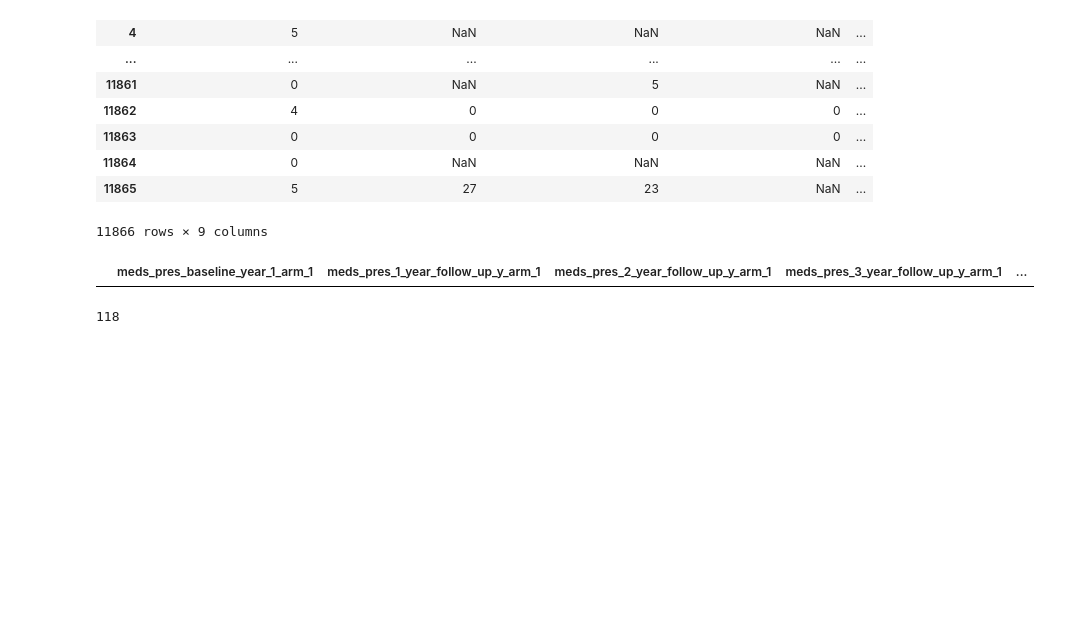
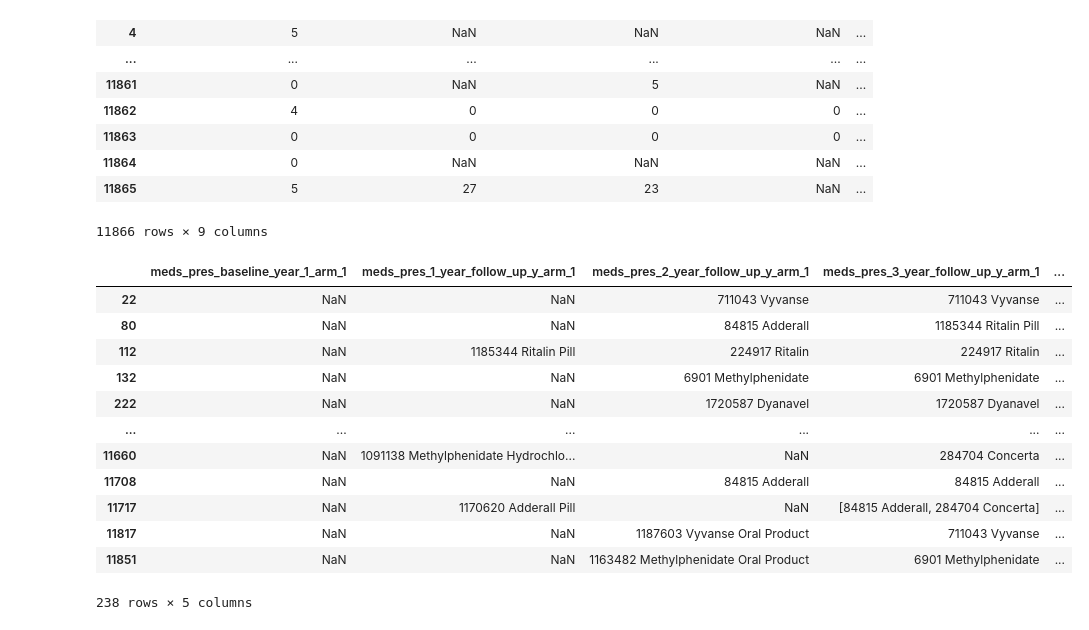
Before and after one commit to samuelheczko/causal_-interference_stimulants_PE, a Jupyter notebook: python_source/raw_data_manipulation.ipynb, the cells around one changed output. Saved outputs shown, nothing was run; the diff lists cells and outputs as text; code cells hidden in the pictures; blank space fills up the shorter version.

```diff
--- a/python_source/raw_data_manipulation.ipynb
+++ b/python_source/raw_data_manipulation.ipynb
@@ -488,21 +475,21 @@ socio_economic_df = comb_income.copy()
 
 socio_economic_df = socio_economic_df.merge( #combine the CI and PARTNER edu
     prnt_edu,
-    how='left',
+    how = 'outer',
     left_on='CI__subject',
     right_on='PARENT_EDU__subject'
 )
 
 socio_economic_df = socio_economic_df.merge( #combine the CI and PARTNER edu
     partner_edu,
-    how='left',
+    how = 'outer',
     left_on='CI__subject',
     right_on='PARTNER_EDU__subject'
 )
 
 socio_economic_df = socio_economic_df.merge( #combine the CI and PARTNER edu
     adis,
-    how='left',
+    how = 'outer',
     left_on='CI__subject',
     right_on='ADI__subject'
 )
@@ -536,7 +523,7 @@ for index, latent_factor in enumerate(latent_factors):
         print(index)
         latent_factor_dfs[0].merge(
         latent_factor_dfs[index],
-        how='left',
+        how = 'outer',
         left_on=latent_factors[0] + '__subject',
         right_on=latent_factor + '__subject'
         )
@@ -579,7 +566,7 @@ reshist_addr3_urban_area
 # %%
 socio_economic_df = socio_economic_df.merge( #combine the CI and PARTNER edu
     URs,
-    how='left',
+    how = 'outer',
     left_on='CI__subject',
     right_on='UR__subject'
 )
@@ -587,7 +574,7 @@ socio_economic_df.drop(columns = ['UR__subject'],inplace=True)
 # %%
 dataframe_for_regression_6 = dataframe_for_regression_5.merge( ##merge into the dataframe for regression
     socio_economic_df,
-    how = 'left',
+    how = 'outer',
     left_on = 'Subject',
     right_on = 'CI__subject'
 )
@@ -643,23 +630,35 @@ dataframe_for_regression_6[PE_columns]
 # %%
 dataframe_for_regression_6['ADHD_baseline_year_1_arm_1'].isna().sum()
 
 
 
 dataframe_for_regression_6['meds_pres_baseline_year_1_arm_1'].isna()
 
 
 dataframe_for_regression_6['meds_nbl_and_y1'] = np.where(dataframe_for_regression_6['meds_pres_baseline_year_1_arm_1'].isnull() & ~dataframe_for_regression_6['meds_pres_1_year_follow_up_y_arm_1'].isnull(),1, 0)
 dataframe_for_regression_6['meds_nbl_and_y1_and_y2'] = np.where(dataframe_for_regression_6['meds_pres_baseline_year_1_arm_1'].isnull() & (~dataframe_for_regression_6['meds_pres_1_year_follow_up_y_arm_1'].isnull() & ~dataframe_for_regression_6['meds_pres_2_year_follow_up_y_arm_1'].isnull()),1, 0)
 dataframe_for_regression_6['meds_nbl_and_y1_and_y2_and_y3'] = np.where(dataframe_for_regression_6['meds_pres_baseline_year_1_arm_1'].isnull() & (~dataframe_for_regression_6['meds_pres_1_year_follow_up_y_arm_1'].isnull() & ~dataframe_for_regression_6['meds_pres_2_year_follow_up_y_arm_1'].isnull() & ~dataframe_for_regression_6['meds_pres_3_year_follow_up_y_arm_1'].isnull()),1, 0)
 dataframe_for_regression_6['meds_nbl_and_y1_or_y2'] = np.where(dataframe_for_regression_6['meds_pres_baseline_year_1_arm_1'].isnull() & (~dataframe_for_regression_6['meds_pres_1_year_follow_up_y_arm_1'].isnull() | ~dataframe_for_regression_6['meds_pres_2_year_follow_up_y_arm_1'].isnull()),1, 0)
 dataframe_for_regression_6['meds_nbl_and_y1_or_y2_and_y3'] = np.where(dataframe_for_regression_6['meds_pres_baseline_year_1_arm_1'].isnull() & (~dataframe_for_regression_6['meds_pres_1_year_follow_up_y_arm_1'].isnull() | ~dataframe_for_regression_6['meds_pres_2_year_follow_up_y_arm_1'].isnull()) & ~dataframe_for_regression_6['meds_pres_3_year_follow_up_y_arm_1'].isnull(),1, 0)
 dataframe_for_regression_6['meds_nbl_and_y1_and_y2_or_y3'] = np.where(dataframe_for_regression_6['meds_pres_baseline_year_1_arm_1'].isnull() & ~dataframe_for_regression_6['meds_pres_1_year_follow_up_y_arm_1'].isnull() & (~dataframe_for_regression_6['meds_pres_2_year_follow_up_y_arm_1'].isnull() | ~dataframe_for_regression_6['meds_pres_3_year_follow_up_y_arm_1'].isnull()),1, 0)
+dataframe_for_regression_6['meds_nbl_and_y1_and_y2_or_y4'] = np.where(dataframe_for_regression_6['meds_pres_baseline_year_1_arm_1'].isnull() & ~dataframe_for_regression_6['meds_pres_1_year_follow_up_y_arm_1'].isnull() & (~dataframe_for_regression_6['meds_pres_2_year_follow_up_y_arm_1'].isnull() | ~dataframe_for_regression_6['meds_pres_4_year_follow_up_y_arm_1'].isnull()),1, 0)
+dataframe_for_regression_6['meds_nbl_and_n1_and_y2'] = np.where(dataframe_for_regression_6['meds_pres_baseline_year_1_arm_1'].isnull() & dataframe_for_regression_6['meds_pres_1_year_follow_up_y_arm_1'].isnull() & ~dataframe_for_regression_6['meds_pres_2_year_follow_up_y_arm_1'].isnull(),1, 0)
+dataframe_for_regression_6['meds_nbl_and_n1_and_y2_and_y4'] = np.where(dataframe_for_regression_6['meds_pres_baseline_year_1_arm_1'].isnull() & dataframe_for_regression_6['meds_pres_1_year_follow_up_y_arm_1'].isnull() & ~dataframe_for_regression_6['meds_pres_2_year_follow_up_y_arm_1'].isnull() & ~dataframe_for_regression_6['meds_pres_4_year_follow_up_y_arm_1'].isnull(),1, 0)
+
 med_columns = [col for col in dataframe_for_regression_6.columns if 'meds' in col]
 med_p_columns = [col for col in dataframe_for_regression_6.columns if 'meds_pres' in col]
 dataframe_for_regression_6[dataframe_for_regression_6[med_columns]['meds_nbl_and_y1_or_y2_and_y3'] == 1][med_p_columns]
 # %% [output]
 |  | meds_pres_baseline_year_1_arm_1 | meds_pres_1_year_follow_up_y_arm_1 | meds_pres_2_year_follow_up_y_arm_1 | meds_pres_3_year_follow_up_y_arm_1 | ... |
+| 22 | NaN | NaN | 711043 Vyvanse | 711043 Vyvanse | ... |
+| 80 | NaN | NaN | 84815 Adderall | 1185344 Ritalin Pill | ... |
+| 112 | NaN | 1185344 Ritalin Pill | 224917 Ritalin | 224917 Ritalin | ... |
+| 132 | NaN | NaN | 6901 Methylphenidate | 6901 Methylphenidate | ... |
+| 222 | NaN | NaN | 1720587 Dyanavel | 1720587 Dyanavel | ... |
+| ... | ... | ... | ... | ... | ... |
+| 11660 | NaN | 1091138 Methylphenidate Hydrochlo... | NaN | 284704 Concerta | ... |
+| 11708 | NaN | NaN | 84815 Adderall | 84815 Adderall | ... |
+| 11717 | NaN | 1170620 Adderall Pill | NaN | [84815 Adderall, 284704 Concerta] | ... |
+| 11817 | NaN | NaN | 1187603 Vyvanse Oral Product | 711043 Vyvanse | ... |
+| 11851 | NaN | NaN | 1163482 Methylphenidate Oral Product | 6901 Methylphenidate | ... |
+238 rows × 5 columns
-# %%
-dataframe_for_regression_6['meds_nbl_and_y1_and_y2_or_y3'].sum()
-# %% [output]
-118
```
Also changed, not shown: parts of 26 cells of this notebook, 2 other files.
